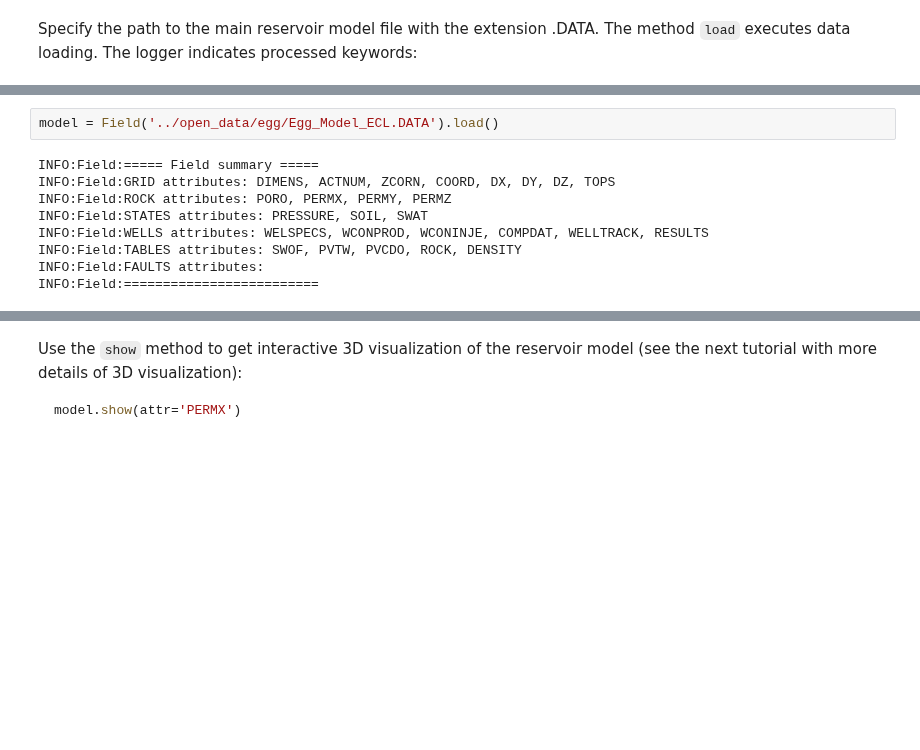
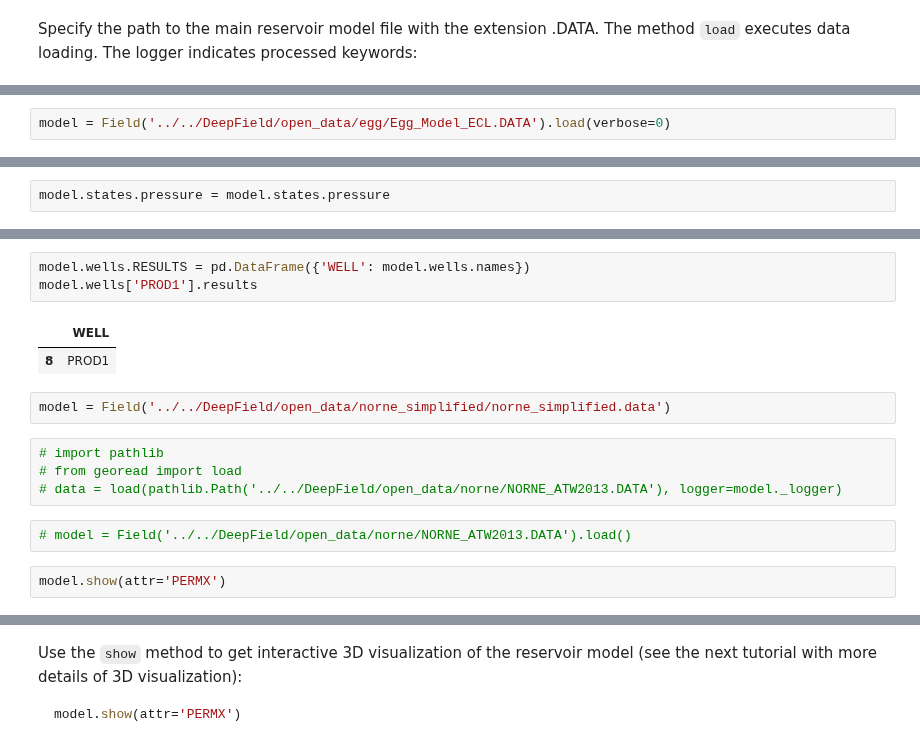
Before and after one commit to geo-kit/GeoCode, a Jupyter notebook: notebooks/Basics.ipynb, the cells around one changed output, grey strips where cells are left out. Saved outputs shown, nothing was run; the diff lists cells and outputs as text; blank space fills up the shorter version.

```diff
--- a/notebooks/Basics.ipynb
+++ b/notebooks/Basics.ipynb
@@ -15,0 +146,2 @@ Specify the path to the main reservoir model file with the extension .DATA. The
+# %%
+model = Field('../../DeepField/open_data/egg/Egg_Model_ECL.DATA').load(verbose=0)
@@ -15,0 +157,2 @@ Specify the path to the main reservoir model file with the extension .DATA. The
+# %%
+model.states.pressure = model.states.pressure
@@ -16,11 +179,16 @@ Specify the path to the main reservoir model file with the extension .DATA. The
+# %%
+model.wells.RESULTS = pd.DataFrame({'WELL': model.wells.names})
+model.wells['PROD1'].results
+# %% [output]
+|  | WELL |
+| 8 | PROD1 |
+# %%
+model = Field('../../DeepField/open_data/norne_simplified/norne_simplified.data')
+# %%
+# import pathlib
+# from georead import load
+# data = load(pathlib.Path('../../DeepField/open_data/norne/NORNE_ATW2013.DATA'), logger=model._logger)
 # %%
-model = Field('../open_data/egg/Egg_Model_ECL.DATA').load()
+# model = Field('../../DeepField/open_data/norne/NORNE_ATW2013.DATA').load()
-# %% [output]
-INFO:Field:===== Field summary =====
-INFO:Field:GRID attributes: DIMENS, ACTNUM, ZCORN, COORD, DX, DY, DZ, TOPS
-INFO:Field:ROCK attributes: PORO, PERMX, PERMY, PERMZ
-INFO:Field:STATES attributes: PRESSURE, SOIL, SWAT
-INFO:Field:WELLS attributes: WELSPECS, WCONPROD, WCONINJE, COMPDAT, WELLTRACK, RESULTS
-INFO:Field:TABLES attributes: SWOF, PVTW, PVCDO, ROCK, DENSITY
-INFO:Field:FAULTS attributes:
-INFO:Field:=========================
+# %%
+model.show(attr='PERMX')
```
Also changed, not shown: parts of 21 cells of this notebook, 14 other files.
